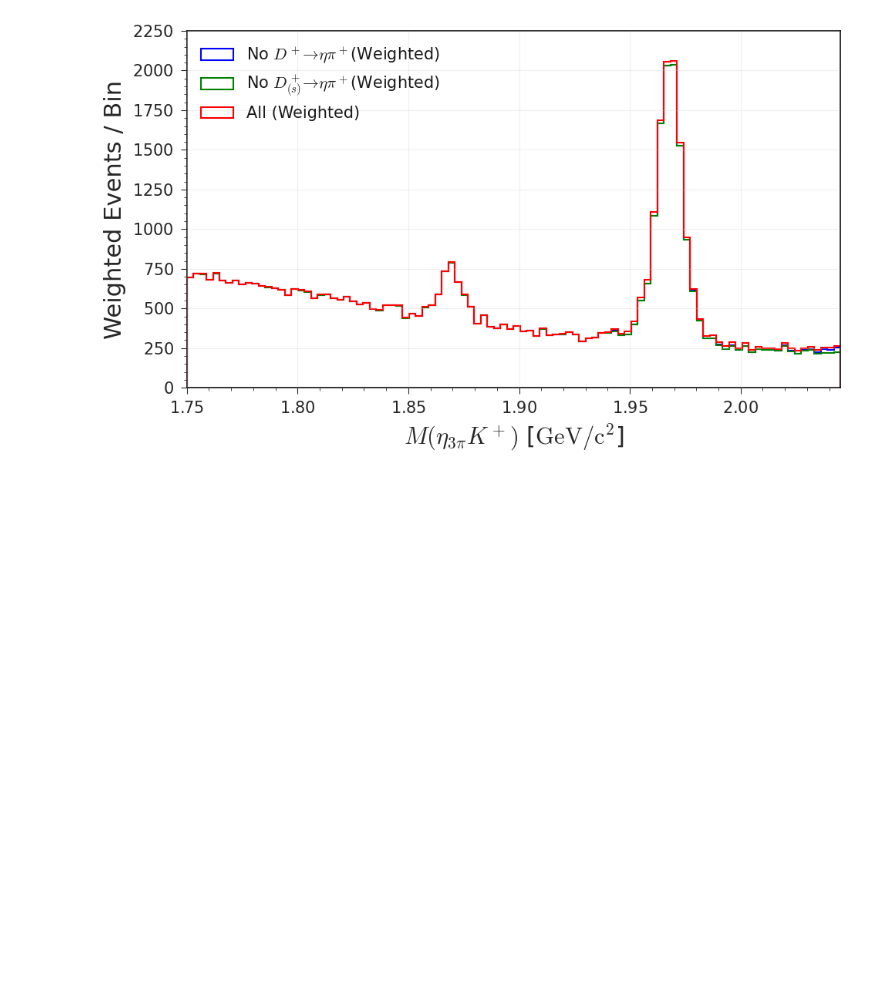
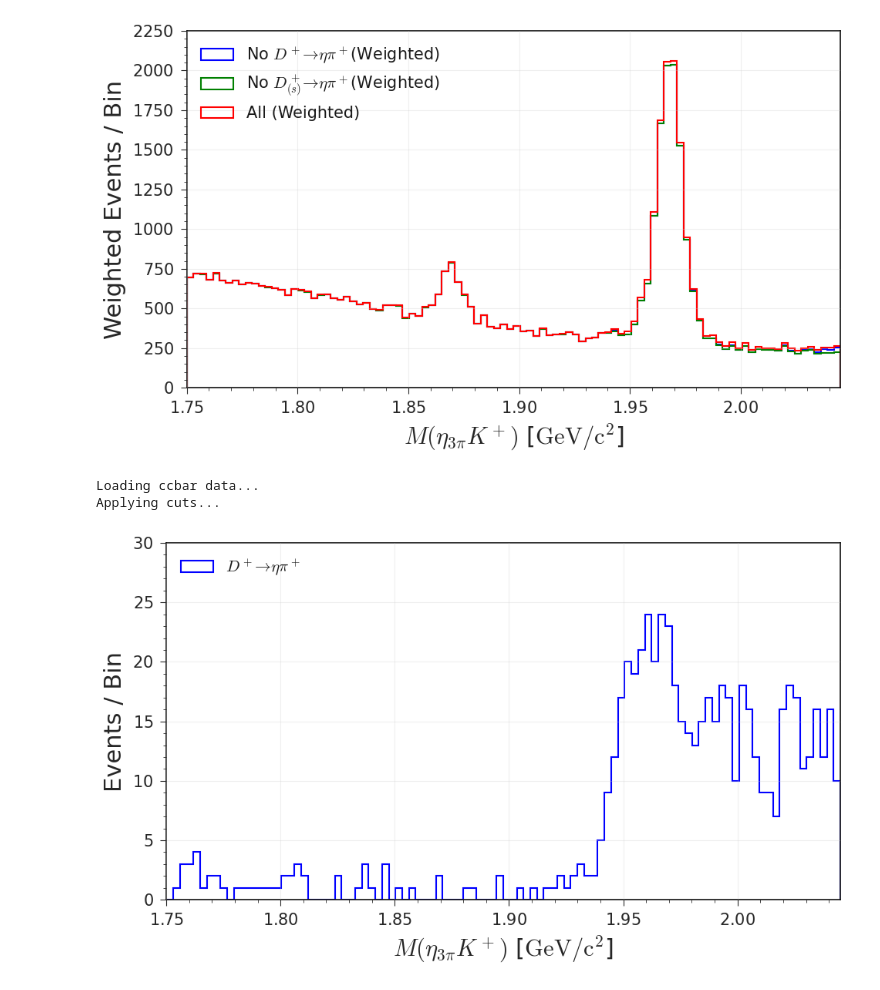
Before and after one commit to jykim-physics/DRAW_and_FITTING, a Jupyter notebook: main/Dpetapip/draw/crossfeed_study/DpEtaHp_pipipi.ipynb, the cells around one changed output. Saved outputs shown, nothing was run; the diff lists cells and outputs as text; code cells hidden in the pictures; blank space fills up the shorter version.

```diff
--- a/main/Dpetapip/draw/crossfeed_study/DpEtaHp_pipipi.ipynb
+++ b/main/Dpetapip/draw/crossfeed_study/DpEtaHp_pipipi.ipynb
@@ -168,3 +168,83 @@ plt.savefig('histo_Dall_etapip_pipipi_K_alsoexcept_Ds.png')
 plt.show()
 # %% [output]
 [figure]
+# %%
+BDT_cut="0.77"
+Dp_CMS_cosTheta_cut="Dp_CMS_cosTheta>-10"
+# 1. Define Paths and Settings (Assuming BDT_cut and Dp_CMS_cosTheta_cut are defined)
+base_path = "/share/storage/jykim/storage_b2/storage/reduced_ntuples/MC15rd/EtaHp/MC15rd_loose_v7_260108_nopi0veto"
+cm_elements = ["15rd_jae_e7_18_4S_v3", "15rd_jae_e20_b26_v1", "15rd_jae_e20_e26_4S_v2", "15rd_jae_e21_5S_scan_v1", "15rd_jae_mori_off_v1"]
+tree_name = "etapip_pipipi_K"
+scale = 1.0
+
+# Define the exact columns you need to save RAM
+variables = [
+    "Dp_M", "Pip_charge", "rank_Dp_chiProb", "Dp_CMS_cosTheta", "ds_weight",
+    "Pip_genMotherID", "etapip_Eta_genMotherID", "etapip_Eta_genMotherPDG",
+    "Pip_mcPDG", "etapip_Eta_isSignal"
+]
+
+# 2. Collect Files
+file_list_non_ccbar = []
+file_list_ccbar = []
+
+for element in cm_elements:
+    pattern = f"{base_path}/{element}/{tree_name}/min_unc_search/{BDT_cut}/weighted/*BDT.root"
+    for f in glob.glob(pattern):
+        if "ccbar" not in f:
+            file_list_non_ccbar.append(f)
+
+    pattern_ccbar = f"{base_path}/{element}/{tree_name}/min_unc_search/{BDT_cut}/weighted/*ccbar*BDT.root"
+    for f in glob.glob(pattern_ccbar):
+        file_list_ccbar.append(f)
+
+# 3. Load Data into Pandas DataFrames
+print("Loading ccbar data...")
+df_ccbar = uproot.concatenate([f"{f}:{tree_name}" for f in file_list_ccbar], filter_name=variables, library="pd")
+
+# Apply weight scaling
+df_non_ccbar['w_scaled'] = df_non_ccbar['ds_weight'] * scale
+df_ccbar['w_scaled'] = df_ccbar['ds_weight'] * scale
+
+# 4. Define Cuts (Convert C++ syntax to Python pandas.query syntax: || -> or, && -> and)
+# NOTE: Ensure Dp_CMS_cosTheta_cut uses 'and'/'or' instead of '&&'/'||' if it is a string
+base_Dp_cut = f"Pip_charge == 1 and rank_Dp_chiProb == 1 and {Dp_CMS_cosTheta_cut}"
+base_Dm_cut = f"Pip_charge == -1 and rank_Dp_chiProb == 1 and {Dp_CMS_cosTheta_cut}"
+
+# Specific signal veto cuts for ccbar backgrounds
+veto_Dp = "(etapip_Eta_isSignal == 1 and Pip_genMotherID == etapip_Eta_genMotherID and etapip_Eta_genMotherPDG == 411 and Pip_mcPDG == 211)"
+veto_Dm = "(etapip_Eta_isSignal == 1 and Pip_genMotherID == etapip_Eta_genMotherID and etapip_Eta_genMotherPDG == -411 and Pip_mcPDG == -211)"
+
+# 5. Apply Cuts
+print("Applying cuts...")
+
+# ccbar samples
+data_Dp_ccbar = df_ccbar.query(f"{base_Dp_cut} and {veto_Dp}")
+data_Dm_ccbar = df_ccbar.query(f"{base_Dm_cut} and {veto_Dm}")
+# %% [output]
+Loading ccbar data...
+Applying cuts...
+# %%
+# 6. Draw the Histograms in the specified region
+fit_range = (1.75, 2.045)
+
+plt.figure(figsize=(10, 6))
+
+data_D_ccbar = pd.concat([data_Dp_ccbar, data_Dm_ccbar], ignore_index=True)
+
+# Plot
+plt.hist(data_D_ccbar['Dp_M'], bins=100, range=fit_range, weights=data_D_ccbar['w_scaled'],
+         histtype='step', linewidth=1.5, label=r'$D^+ \to \eta \pi^+$', color='blue')
+
+xlabel = r"$M(\eta_{3\pi}K^+)$ [$\mathrm{GeV/c^2}$]"
+plt.xlabel(xlabel)
+plt.ylabel('Events / Bin')
+plt.xlim(fit_range)
+plt.legend(loc='upper left')
+plt.grid(alpha=0.3)
+plt.tight_layout()
+
+plt.savefig('histo_etapip_pipipi_K_only_DpEtaPip.png')
+plt.show()
+# %% [output]
+[figure, added]
```
Also changed, not shown: parts of 2 cells of this notebook, 5 other files.
